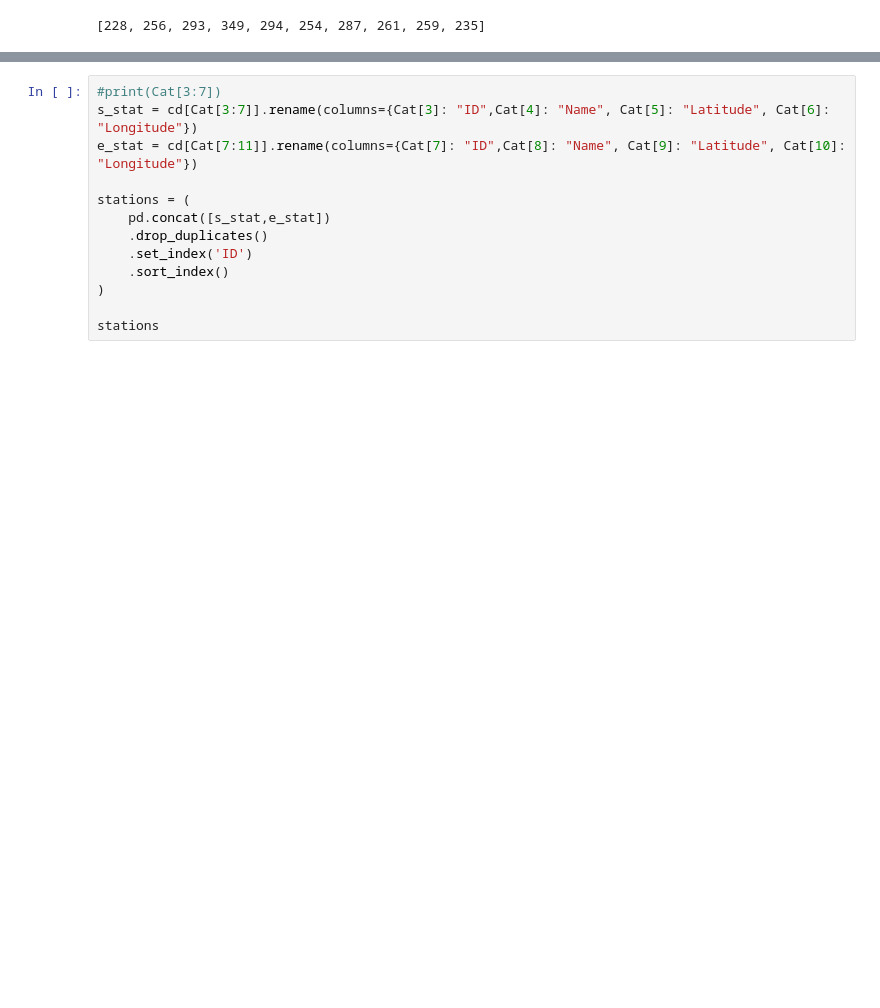
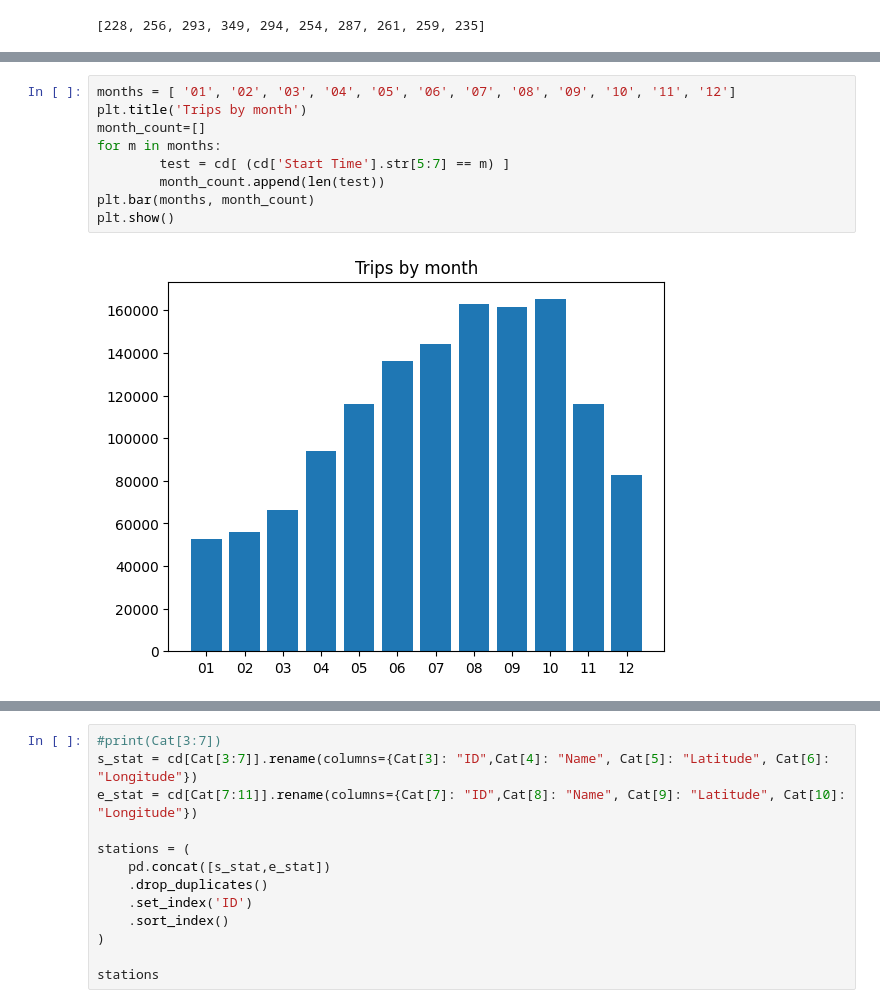
Before and after one commit to lukasschirren/nyc_bike_rental, a Jupyter notebook: Sophia_Workspace.ipynb, the cells around one changed output, grey strips where cells are left out. Drawn from its saved outputs; the diff is of its cells as text; blank space fills up the shorter version.

```diff
--- a/Sophia_Workspace.ipynb
+++ b/Sophia_Workspace.ipynb
@@ -99,0 +134,11 @@ cd.tail()
+# %%
+months = [ '01', '02', '03', '04', '05', '06', '07', '08', '09', '10', '11', '12']
+plt.title('Trips by month')
+month_count=[]
+for m in months:
+        test = cd[ (cd['Start Time'].str[5:7] == m) ]
+        month_count.append(len(test))
+plt.bar(months, month_count)
+plt.show()
+# %% [output]
+[figure, added]
```
Also changed, not shown: parts of 17 cells of this notebook, 4 other files.
